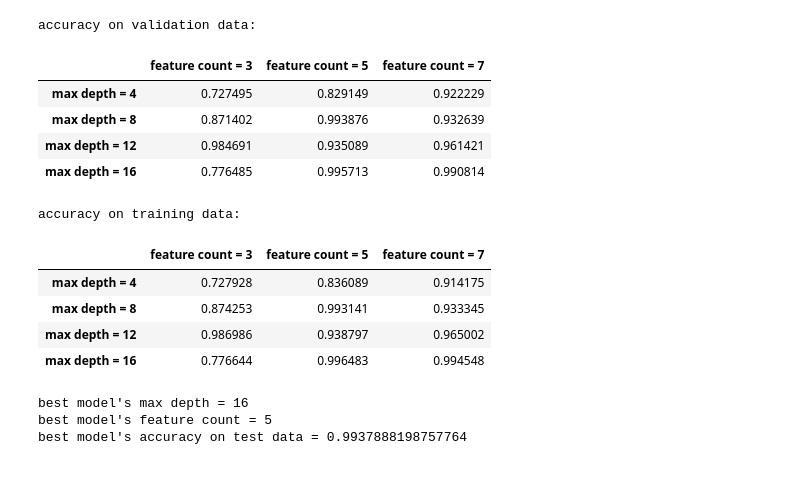
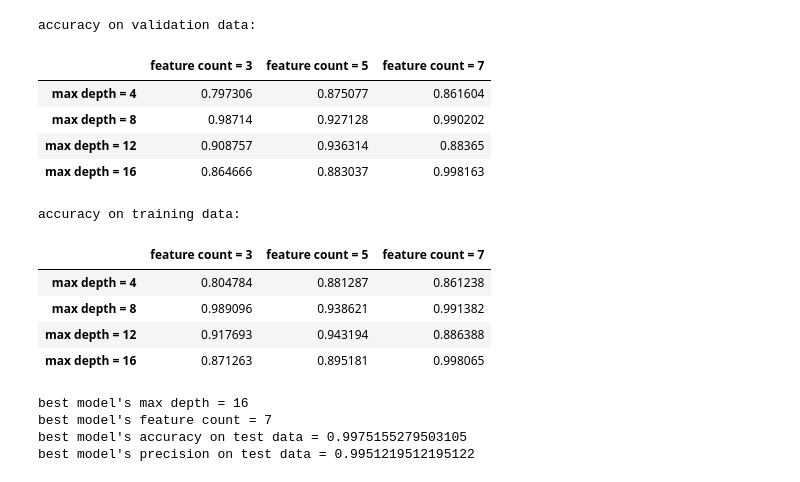
Before and after one commit to sehbeygi79/Decision-Tree, a Jupyter notebook: decision-tree.ipynb, the cells around one changed output. Cells and saved outputs as stored; diff of their text form; code cells hidden in the pictures.

Commit message:
precision added

```diff
--- a/decision-tree.ipynb
+++ b/decision-tree.ipynb
@@ -123,56 +131,54 @@ for md in max_depths:
         enc2 = OneHotEncoder()
         enc2.fit(concatenated[random_features])
 
-        rf_cls_model = RandomForestClassifier(
-            n_estimators=7, criterion="gini", max_depth=md
-        )
-        rf_cls_model = rf_cls_model.fit(
-            enc2.transform(X_train[random_features]), y_train
-        )
+        rf_cls_model = RandomForestClassifier(n_estimators=7, criterion="gini", max_depth=md)
+        rf_cls_model = rf_cls_model.fit(enc2.transform(X_train[random_features]), y_train)
         y_val_hat = rf_cls_model.predict(enc2.transform(X_val[random_features]))
         y_train_hat = rf_cls_model.predict(enc2.transform(X_train[random_features]))
 
         acc_val = sklearn.metrics.accuracy_score(y_val, y_val_hat)
         acc_train = sklearn.metrics.accuracy_score(y_train, y_train_hat)
 
         if acc_val > best_model["acc"]:
             best_model["acc"] = acc_val
             best_model["model"] = rf_cls_model
             best_model["max_depth"] = md
             best_model["feature_count"] = fc
             best_model["random_features"] = random_features
             best_model["encoder"] = enc2
 
         acc_dict_train[(md, fc)] = acc_train
         acc_dict_val[(md, fc)] = acc_val
 
 
 print("accuracy on validation data:")
 print_tabular(acc_dict_val)
-print()
 print("accuracy on training data:")
 print_tabular(acc_dict_train)
 
 y_test_hat = best_model["model"].predict(
     best_model["encoder"].transform(X_test[best_model["random_features"]])
 )
 acc_test = sklearn.metrics.accuracy_score(y_test, y_test_hat)
+precision_test = sklearn.metrics.precision_score(y_test, y_test_hat, pos_label='e')
 print(f"best model's max depth = {best_model['max_depth']}")
 print(f"best model's feature count = {best_model['feature_count']}")
 print(f"best model's accuracy on test data = {acc_test}")
+print(f"best model's precision on test data = {precision_test}")
 # %% [output]
 accuracy on validation data:
 |  | feature count = 3 | feature count = 5 | feature count = 7 |
-| max depth = 4 | 0.727495 | 0.829149 | 0.922229 |
-| max depth = 8 | 0.871402 | 0.993876 | 0.932639 |
-| max depth = 12 | 0.984691 | 0.935089 | 0.961421 |
-| max depth = 16 | 0.776485 | 0.995713 | 0.990814 |
+| max depth = 4 | 0.797306 | 0.875077 | 0.861604 |
+| max depth = 8 | 0.98714 | 0.927128 | 0.990202 |
+| max depth = 12 | 0.908757 | 0.936314 | 0.88365 |
+| max depth = 16 | 0.864666 | 0.883037 | 0.998163 |
 accuracy on training data:
 |  | feature count = 3 | feature count = 5 | feature count = 7 |
-| max depth = 4 | 0.727928 | 0.836089 | 0.914175 |
-| max depth = 8 | 0.874253 | 0.993141 | 0.933345 |
-| max depth = 12 | 0.986986 | 0.938797 | 0.965002 |
-| max depth = 16 | 0.776644 | 0.996483 | 0.994548 |
+| max depth = 4 | 0.804784 | 0.881287 | 0.861238 |
+| max depth = 8 | 0.989096 | 0.938621 | 0.991382 |
+| max depth = 12 | 0.917693 | 0.943194 | 0.886388 |
+| max depth = 16 | 0.871263 | 0.895181 | 0.998065 |
 best model's max depth = 16
-best model's feature count = 5
-best model's accuracy on test data = 0.9937888198757764
+best model's feature count = 7
+best model's accuracy on test data = 0.9975155279503105
+best model's precision on test data = 0.9951219512195122
```
Also changed, not shown: parts of 7 cells of this notebook.
